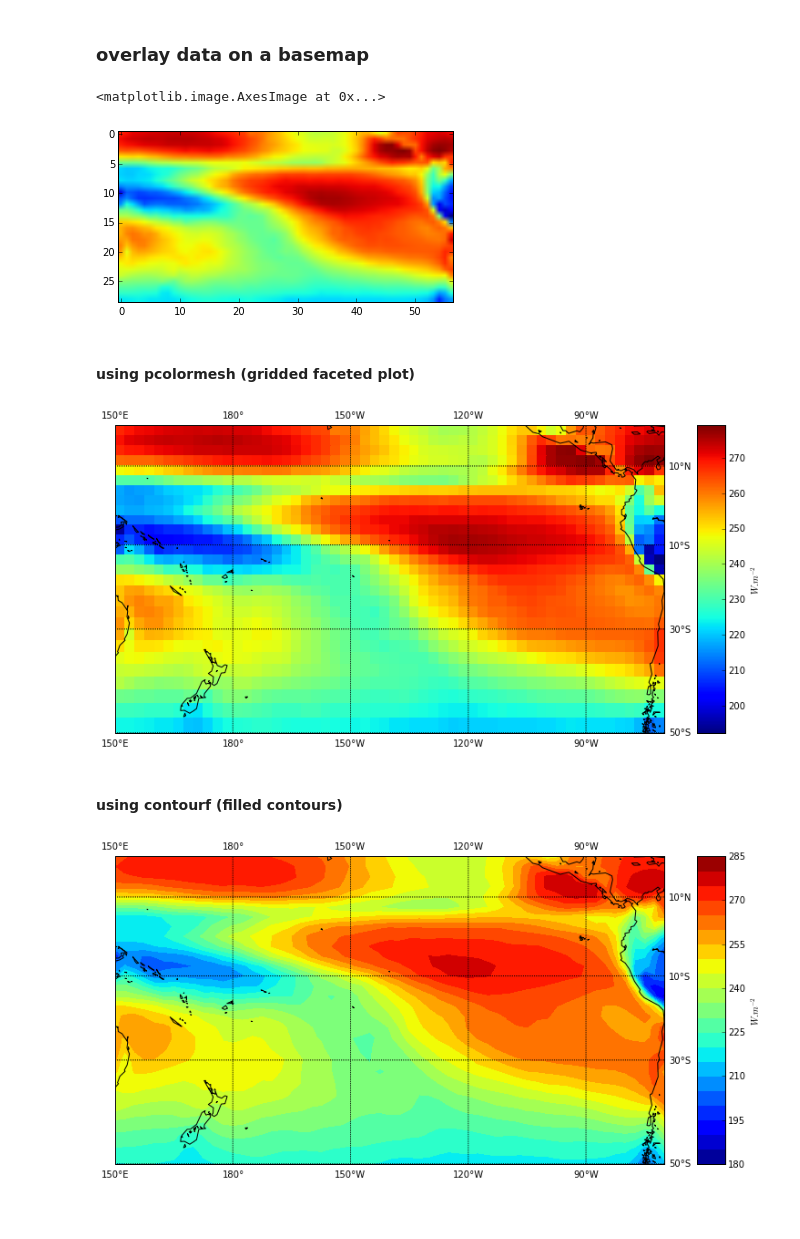
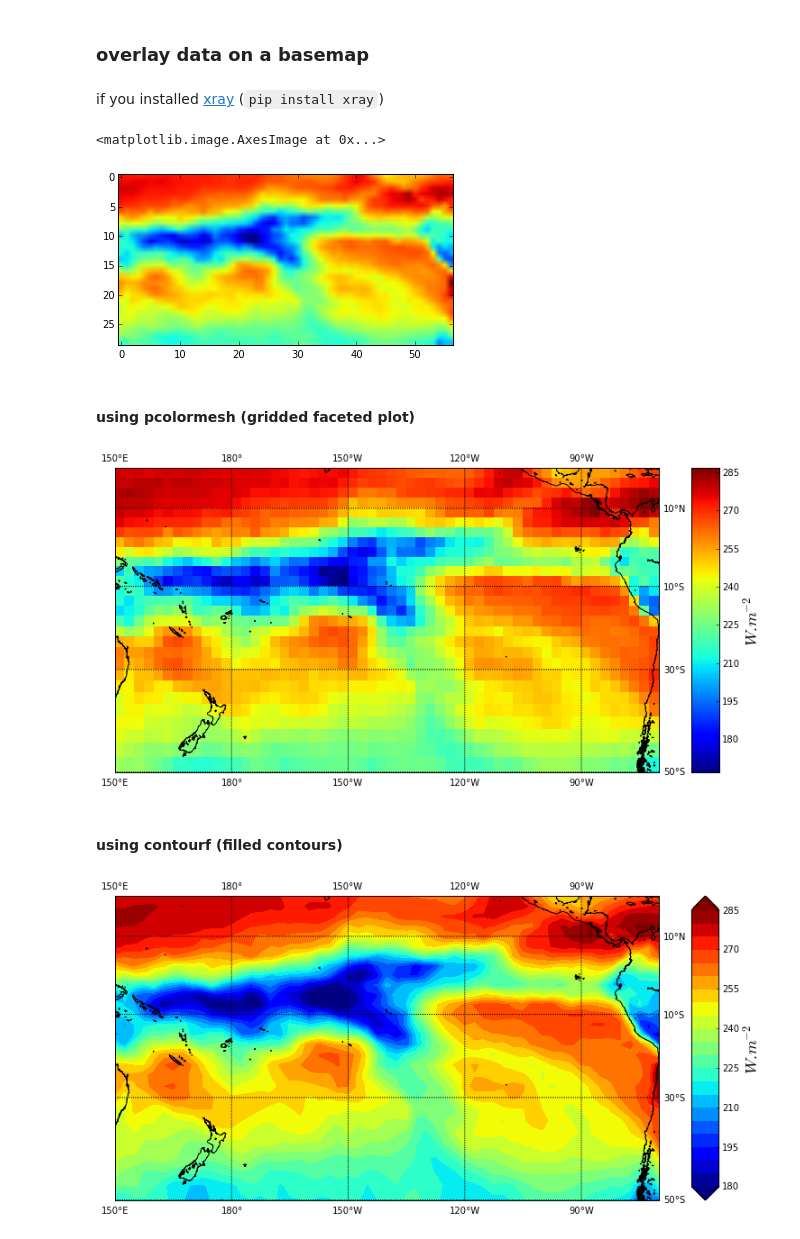
Before and after one commit to nicolasfauchereau/Python-for-data-analysis-and-visualisation, a Jupyter notebook: session_1/notebooks/Matplotlib_Basemap.ipynb, the cells around one changed output. Drawn from its saved outputs; the diff is of its cells as text; code cells hidden in the pictures; blank space fills up the shorter version.

```diff
--- a/session_1/notebooks/Matplotlib_Basemap.ipynb
+++ b/session_1/notebooks/Matplotlib_Basemap.ipynb
@@ -369,27 +412,9 @@ projection_params['merc']
 # %%
-llcrnrlat = -50 # lower left corner latitude
-urcrnrlat = 20 # upper right corner latitude
-
-llcrnrlon = 150 # lower left corner longitude
-urcrnrlon = 290 # upper right corner longitude
-
-lat_ts = -40 # true scale latitude
-
-from mpl_toolkits.basemap import Basemap
-
 f, ax = plt.subplots(figsize=(14,10))
 
-m = Basemap(projection='merc',\
-            llcrnrlat=llcrnrlat,\
-            urcrnrlat=urcrnrlat,\
-            llcrnrlon=llcrnrlon,\
-            urcrnrlon=urcrnrlon,\
-            lat_ts=lat_ts,\
-            resolution='i', \
-            area_thresh=100, \
-            ax=ax)
+m.ax = ax # the axes in which the map needs to be embedded
 
-m.etopo()
+m.etopo() # draw bathymetry and topography
 
 m.drawcoastlines()
 
@@ -406,9 +431,11 @@ plt.show()
 [figure]
 # %% [markdown]
 ### overlay data on a basemap
+# %%
+url = 'http://www.esrl.noaa.gov/psd/thredds/dodsC/Datasets/interp_OLR/olr.mon.mean.nc'
 # %%
 from netCDF4 import Dataset
-nc = Dataset('http://www.esrl.noaa.gov/psd/thredds/dodsC/Datasets/interp_OLR/olr.mon.ltm.nc', 'r')
+nc = Dataset(url, 'r')
 lat = nc.variables['lat'][:]
 lon = nc.variables['lon'][:]
 # %%
@@ -424,36 +453,45 @@ olr = nc.variables['olr'][0, ilat, ilon]
+# %% [markdown]
+if you installed [xray](https://github.com/xray/xray) (`pip install xray`)
+# %%
+import xray
+dset = xray.open_dataset(url)
+sub = dset.sel(lat=slice(20, -50), lon=slice(150, 290), time='1998-1')
+olr = sub['olr'].squeeze()
+dse.close()
 # %%
 plt.imshow(olr)
 # %% [output]
 <matplotlib.image.AxesImage at 0x...>
-[figure, old version]
+[figure, new version]
 # %% [markdown]
 #### using pcolormesh (gridded faceted plot)
 # %%
 from mpl_toolkits.basemap import Basemap
 
 f, ax = plt.subplots(figsize=(12,8))
 
 m.ax = ax
 
 mlon,mlat = np.meshgrid(lon,lat) # turns lat and lon vectors into grids
 
 im = m.pcolormesh(mlon, mlat, olr, latlon=True)
 
 m.drawcoastlines()
 
 parallels = np.arange(llcrnrlat, urcrnrlat, 20)
 
 m.drawparallels(parallels, labels=[False,True,False,False]) # left, right, top, bottom
 
 meridians = np.arange(llcrnrlon, urcrnrlon, 30)
 
 m.drawmeridians(meridians,  labels=[False,False,True,True]) # left, right, top, bottom
 
-m.colorbar(im, pad='6%', label=r'$W.m^{-2}$')
+cb = m.colorbar(im, pad='6%')
+cb.set_label(r'$W.m^{-2}$', fontsize=18)
 
 plt.show()
 # %% [output]
-[figure, old version]
+[figure, new version]
 # %% [markdown]
 #### using contourf (filled contours)
 # %%
@@ -463,10 +501,10 @@ f, ax = plt.subplots(figsize=(12,8))
 
 m.ax = ax
 
-im = m.contourf(mlon, mlat, olr, np.arange(180, 290, 5), latlon=True)
+im = m.contourf(mlon, mlat, olr, np.arange(180, 290, 5), latlon=True, extend='both')
 
 # Choosing another colormap (see http://matplotlib.org/users/colormaps.html) is easy:
-# im = m.contourf(mlon, mlat, olr, np.arange(180, 290, 5), latlon=True, cmap=plt.get_cmap('cubehelix_r'))
+# im = m.contourf(mlon, mlat, olr, np.arange(180, 290, 5), latlon=True, extend='both', cmap=plt.get_cmap('cubehelix_r'))
 
 m.drawcoastlines()
 
@@ -478,8 +516,9 @@ meridians = np.arange(llcrnrlon, urcrnrlon, 30)
 
 m.drawmeridians(meridians,  labels=[False,False,True,True]) # left, right, top, bottom
 
-m.colorbar(im, pad='6%', label=r'$W.m^{-2}$')
+cb = m.colorbar(im, pad='6%')
+cb.set_label(r'$W.m^{-2}$', fontsize=18)
 
 plt.show()
 # %% [output]
-[figure, old version]
+[figure, new version]
```
Also changed, not shown: parts of 36 cells of this notebook, 18 other files.
